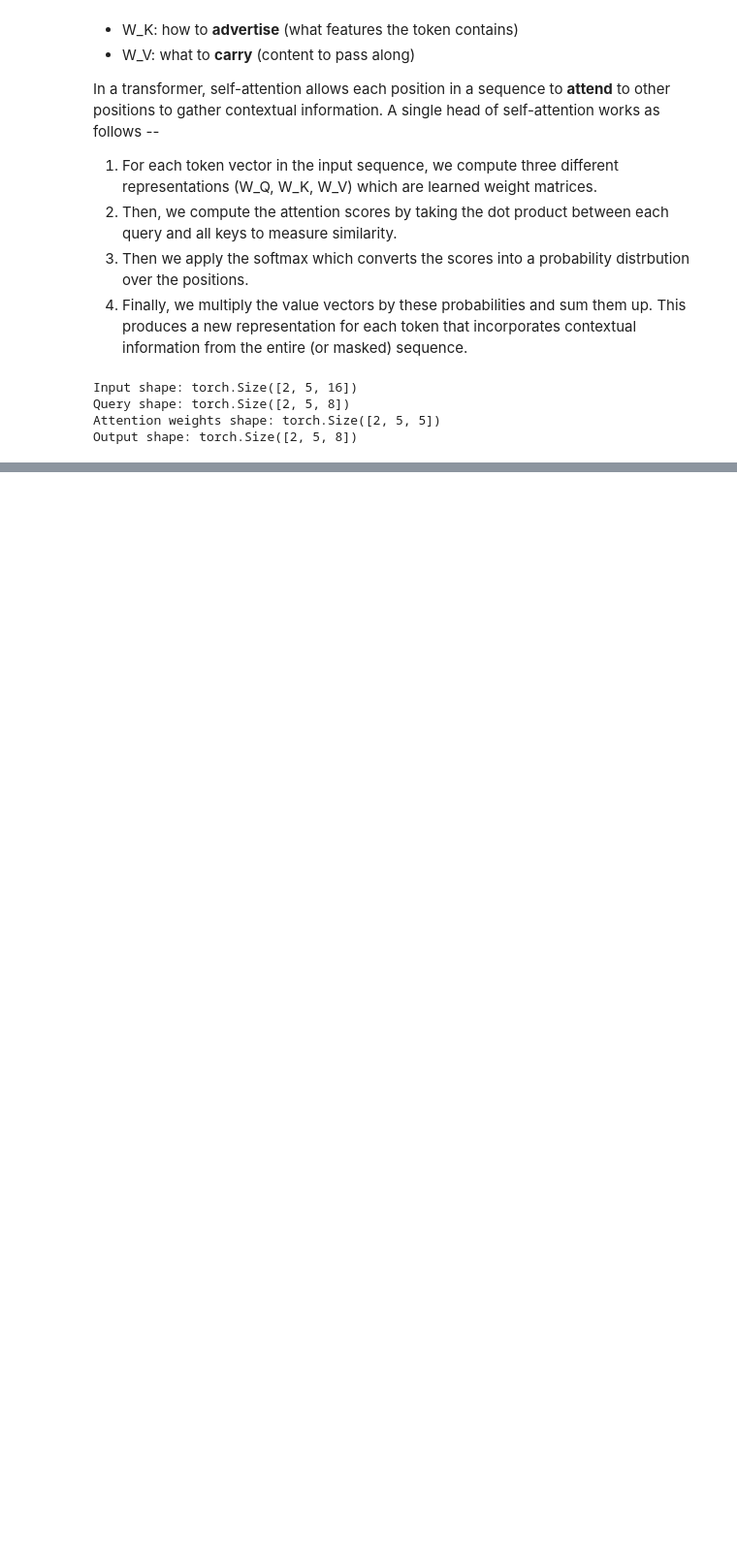
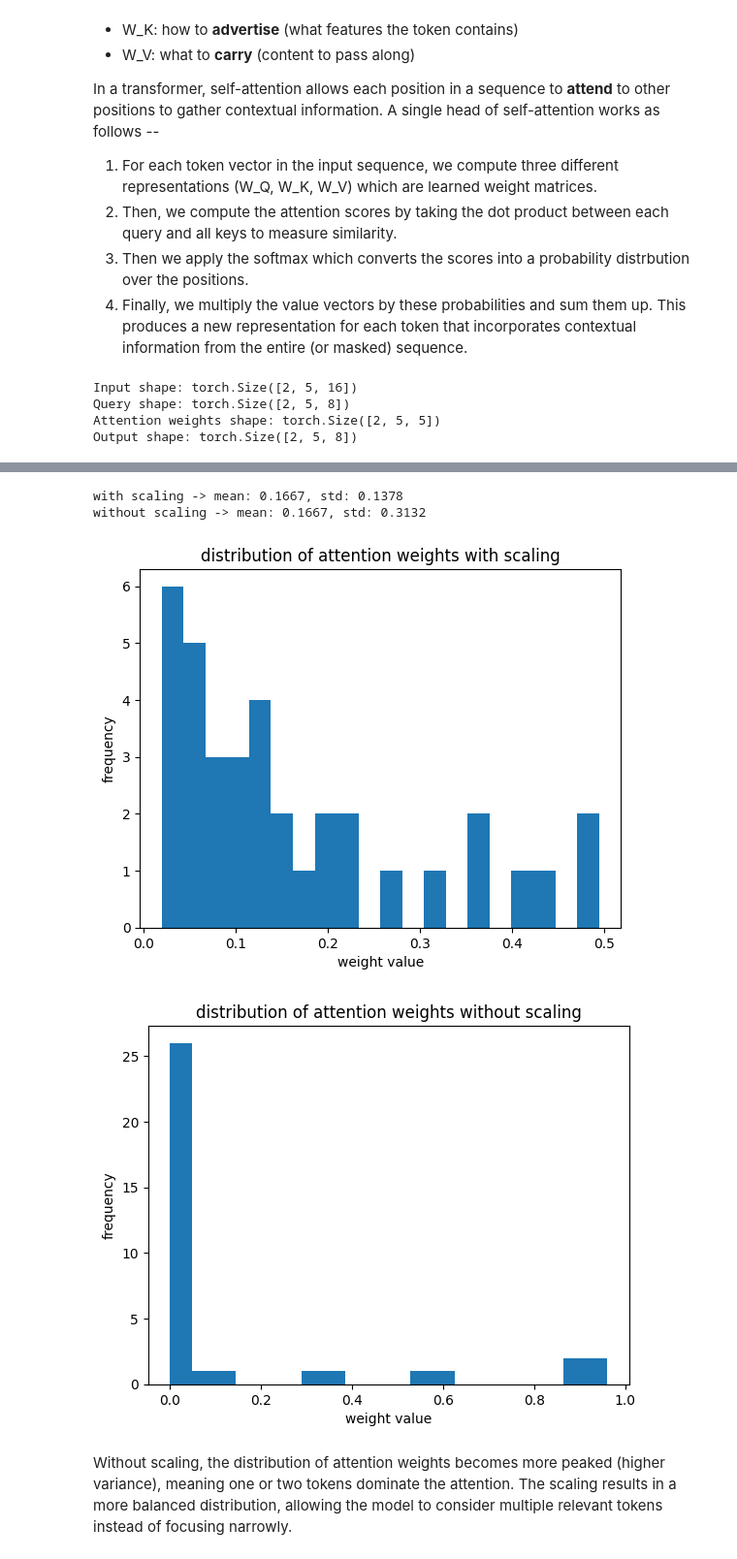
Before and after one commit to rebeccacamejo/LLMs-from-scratch-experiments, a Jupyter notebook: LLM_attention_mechanisms.ipynb, the cells around one changed output, grey strips where cells are left out. Shown at 97% size. Cells and saved outputs as stored; diff of their text form; code cells hidden in the pictures; blank space fills up the shorter version.

Commit message:
feat(add): add scaling factor importance exp

```diff
--- a/LLM_attention_mechanisms.ipynb
+++ b/LLM_attention_mechanisms.ipynb
@@ -157,0 +165,48 @@ Output shape: torch.Size([2, 5, 8])
+# %%
+# Experiment: compare attention weights with and without scaling
+import matplotlib.pyplot as plt
+
+# Create random Q and K for a single batch and sequence
+B, T, d_head = 1, 6, 16
+q_exp = torch.randn(B, T, d_head)
+k_exp = torch.randn(B, T, d_head)
+
+# compute the raw scores
+scores_raw = q_exp @ k_exp.transpose(-2, -1)
+
+#add scaling
+weights_scaled = torch.softmax(scores_raw / math.sqrt(d_head), dim=-1)
+
+#without scaling
+weights_without_scale = torch.softmax(scores_raw, dim=-1)
+
+#Compute the statistics
+def describe(weights, name):
+    mean = weights.mean().item()
+    std = weights.std().item()
+    print(f"{name} -> mean: {mean:.4f}, std: {std:.4f}")
+
+describe(weights_scaled, 'with scaling')
+describe(weights_without_scale, 'without scaling')
+
+flat_scaled = weights_scaled.view(-1).detach().numpy()
+flat_no_scale = weights_without_scale.view(-1).detach().numpy()
+
+plt.hist(flat_scaled, bins=20)
+plt.title('distribution of attention weights with scaling')
+plt.xlabel('weight value')
+plt.ylabel('frequency')
+plt.show()
+
+plt.hist(flat_no_scale, bins=20)
+plt.title('distribution of attention weights without scaling')
+plt.xlabel('weight value')
+plt.ylabel('frequency')
+plt.show()
+# %% [output]
+with scaling -> mean: 0.1667, std: 0.1378
+without scaling -> mean: 0.1667, std: 0.3132
+[figure, added]
+[figure, added]
+# %% [markdown]
+Without scaling, the distribution of attention weights becomes more peaked (higher variance), meaning one or two tokens dominate the attention. The scaling results in a more balanced distribution, allowing the model to consider multiple relevant tokens instead of focusing narrowly.
```
Also changed, not shown: parts of 1 cell of this notebook.
